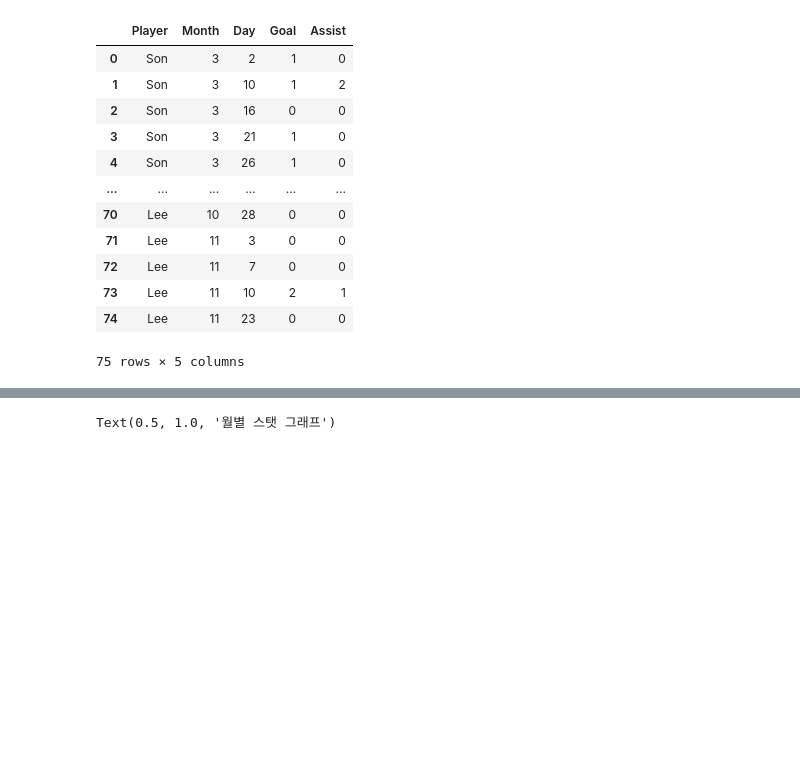
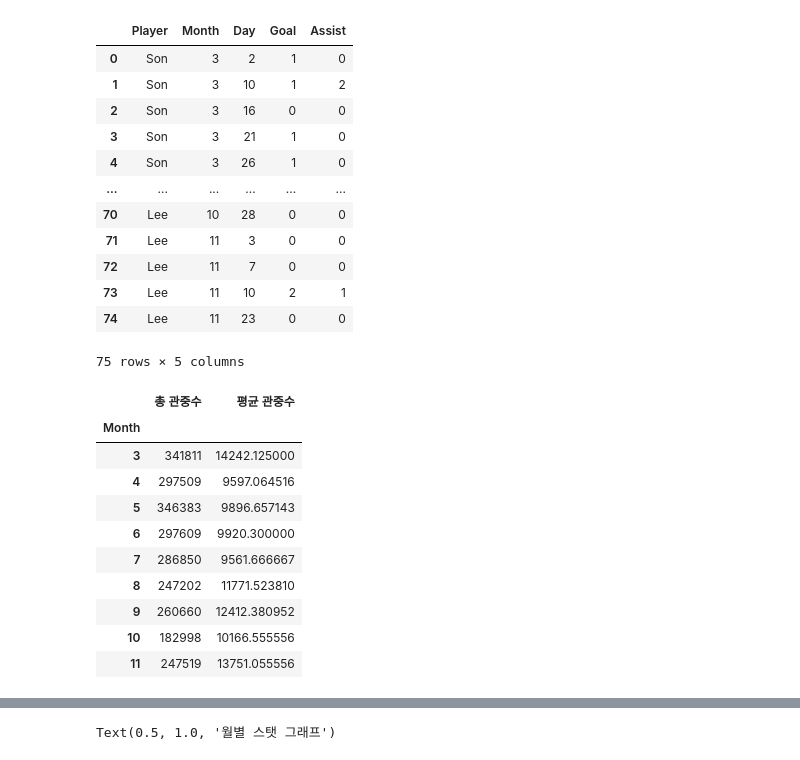
Before and after one commit to 8804who/MonthlyData, a Jupyter notebook: 2월/code.ipynb, the cells around one changed output, grey strips where cells are left out. Saved outputs shown, nothing was run; the diff lists cells and outputs as text; code cells hidden in the pictures; blank space fills up the shorter version.

```diff
--- a/2월/code.ipynb
+++ b/2월/code.ipynb
@@ -45,3 +45,17 @@ attendance_sum = pd.DataFrame({'관객수':attendance.groupby(by=['Month']).sum(
 stats_sum = pd.DataFrame({'Goals':stats.groupby(by=['Month']).sum()['Goal'], 'Assists':stats.groupby(by=['Month']).sum()['Assist']})
 stats_sum['Total_stats'] = stats_sum['Goals']+stats_sum['Assists']
+# %%
+attendance_stats
+# %% [output]
+|  | 총 관중수 | 평균 관중수 |
+| Month |  |  |
+| 3 | 341811 | 14242.125000 |
+| 4 | 297509 | 9597.064516 |
+| 5 | 346383 | 9896.657143 |
+| 6 | 297609 | 9920.300000 |
+| 7 | 286850 | 9561.666667 |
+| 8 | 247202 | 11771.523810 |
+| 9 | 260660 | 12412.380952 |
+| 10 | 182998 | 10166.555556 |
+| 11 | 247519 | 13751.055556 |
 # %%
```
Also changed, not shown: parts of 5 cells of this notebook.
